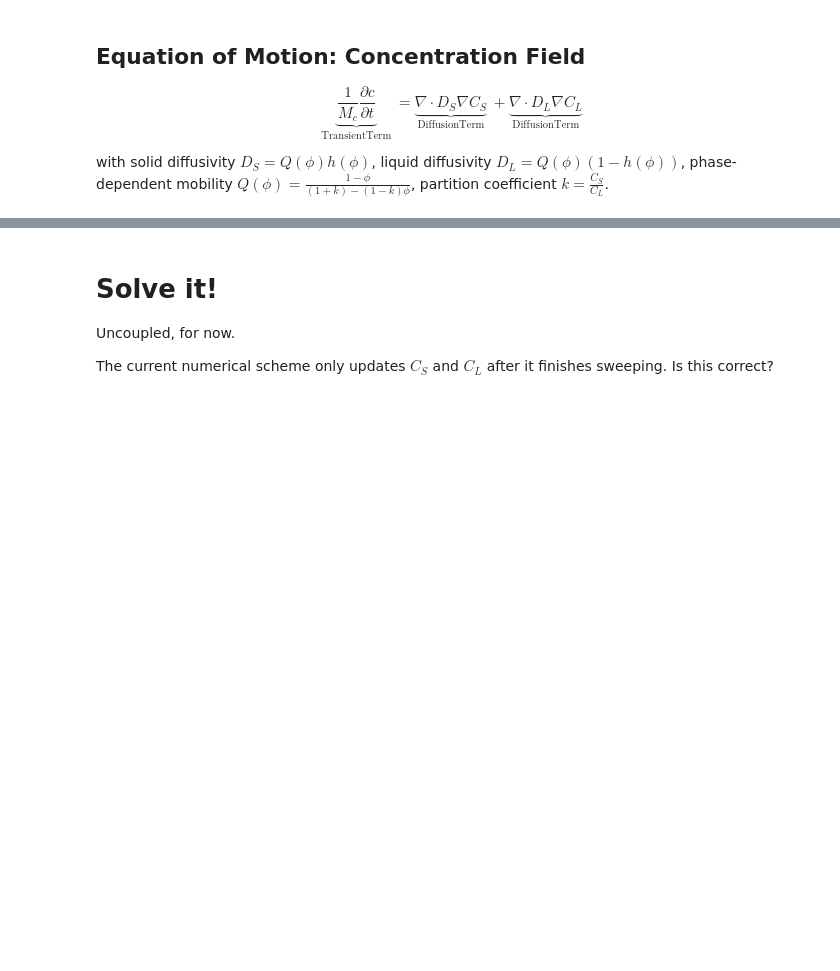
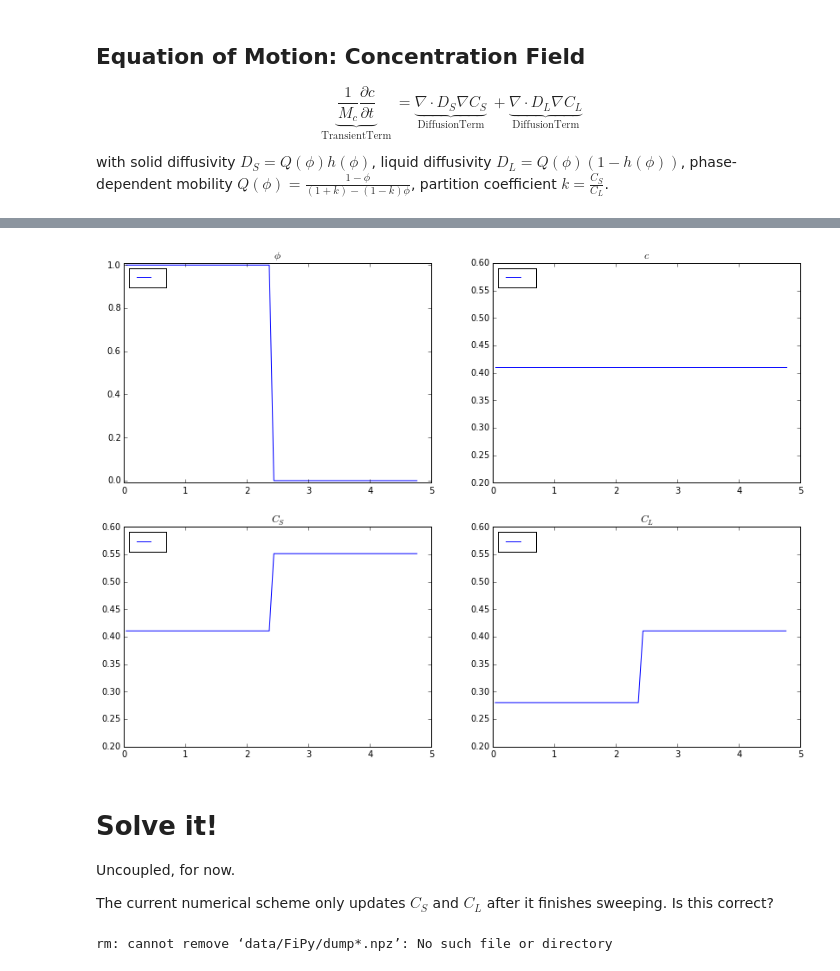
Before and after one commit to tkphd/KKS-binary-solidification, a Jupyter notebook: FiPy-KKS.ipynb, the cells around one changed output, grey strips where cells are left out. Cells and saved outputs as stored; diff of their text form; code cells hidden in the pictures; blank space fills up the shorter version.

```diff
--- a/FiPy-KKS.ipynb
+++ b/FiPy-KKS.ipynb
@@ -406,6 +403,50 @@ concEq = (TransientTerm(coeff=Mc, var=conc) == DiffusionTerm(coeff=Ds, var=Cs) +
+# %%
+# Invoke Matplotlib directly to build a 2x2 grid of images, to be populated by FiPy Viewers
+fig, ((axp, axc), (axs, axl)) = plt.subplots(2, 2, sharex=False, sharey=False, figsize=(14,10))
+
+# 1D viewer
+viewer = MultiViewer(viewers = (Matplotlib1DViewer(vars=phase, title='$\phi$', axes=axp, \
+                                                   datamin=-0.01, datamax=1.01), \
+                                Matplotlib1DViewer(vars=conc,  title='$c$'   , axes=axc, \
+                                                   datamin=0.2, datamax=0.6), \
+                                Matplotlib1DViewer(vars=Cs  ,  title='$C_S$' , axes=axs, \
+                                                   datamin=0.2, datamax=0.6), \
+                                Matplotlib1DViewer(vars=Cl  ,  title='$C_L$' , axes=axl, \
+                                                   datamin=0.2, datamax=0.6)))
+# 2D Grid viewer
+#viewer = MultiViewer(viewers = (Matplotlib2DGridViewer(vars=phase, title='$\phi$', axes=axp, \
+#                                                       datamin=0., datamax=1.), \
+#                                Matplotlib2DGridViewer(vars=conc,  title='$c$'   , axes=axc, \
+#                                                       datamin=0.2, datamax=0.6), \
+#                                Matplotlib2DGridViewer(vars=Cs  ,  title='$C_S$' , axes=axs, \
+#                                                       datamin=0.2, datamax=0.6), \
+#                                Matplotlib2DGridViewer(vars=Cl  ,  title='$C_L$' , axes=axl, \
+#                                                       datamin=0.2, datamax=0.6) ))
+# %% [output]
+[figure, added]
 # %% [markdown]
 # Solve it!
 Uncoupled, for now.
 
 The current numerical scheme only updates $C_S$ and $C_L$ after it finishes sweeping. Is this correct?
+# %%
+# Prepare new run
+!rm data/FiPy/dump*.npz
+
+total_steps = 2000
+sweeps = 3
+tolerance = 0.05
+
+elapsed_time = 0.
+current_step = 0
+
+solver = Solver()
+
+solidHistory = []
+massHistory = []
+
+solidHistory.append( (np.array(phase.globalValue) > 0.5).sum() * dV )
+massHistory.append( (np.array(conc.globalValue)).sum() * dV )
+# %% [output]
+rm: cannot remove ‘data/FiPy/dump*.npz’: No such file or directory
 # %%
```
Also changed, not shown: parts of 16 cells of this notebook.
